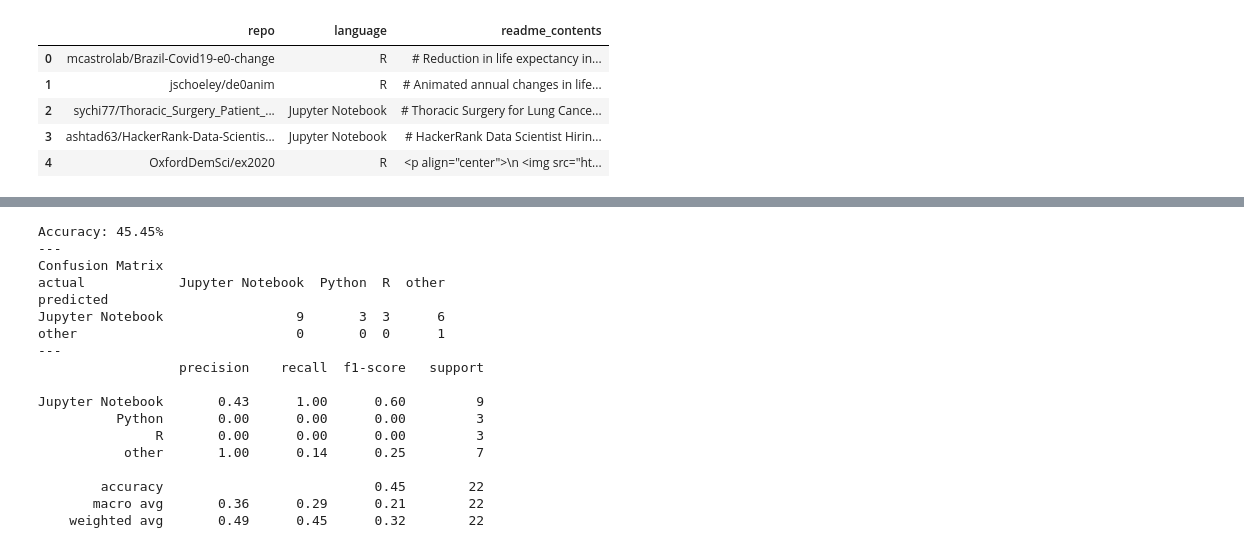
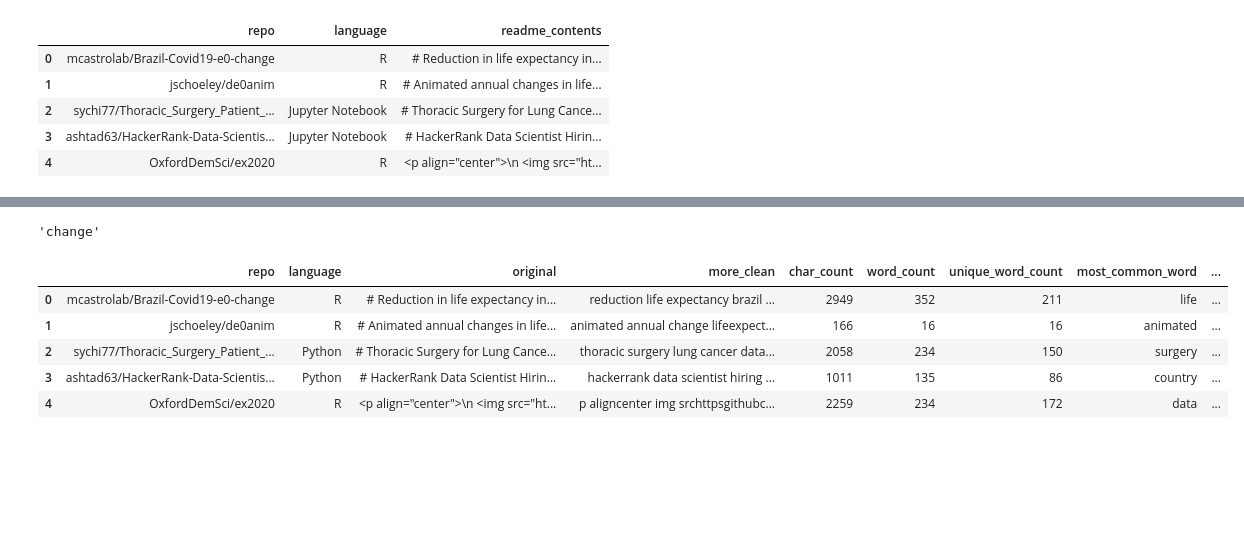
Before and after one commit to Two-Guys-and-a-Gal/NLP-Project, a Jupyter notebook: chris_work.ipynb, the cells around one changed output, grey strips where cells are left out. Drawn from its saved outputs; the diff is of its cells as text; code cells hidden in the pictures; blank space fills up the shorter version.

```diff
--- a/chris_work.ipynb
+++ b/chris_work.ipynb
@@ -154,26 +437,35 @@ Jupyter Notebook       0.46      1.00      0.63        11
-# %%
-print('Accuracy: {:.2%}'.format(accuracy_score(test.actual, test.predicted)))
-print('---')
-print('Confusion Matrix')
-print(pd.crosstab(test.predicted, test.actual))
-print('---')
-print(classification_report(test.actual, test.predicted))
-# %% [output]
-Accuracy: 45.45%
----
-Confusion Matrix
-actual            Jupyter Notebook  Python  R  other
-predicted
-Jupyter Notebook                 9       3  3      6
-other                            0       0  0      1
----
-                  precision    recall  f1-score   support
-
-Jupyter Notebook       0.43      1.00      0.60         9
-          Python       0.00      0.00      0.00         3
-               R       0.00      0.00      0.00         3
-           other       1.00      0.14      0.25         7
-
-        accuracy                           0.45        22
-       macro avg       0.36      0.29      0.21        22
-    weighted avg       0.49      0.45      0.32        22
+# %%
+# which word is the most common in the string
+def n_most_common_word(string, n=1):
+    """
+    Return the most common word in a string
+    """
+    words = string.split()
+    if len(words) < n:
+        return ''
+    word_counts = Counter(words)
+    return word_counts.most_common(n)[n-1][0]
+
+n_most_common_word(df.more_clean[1],3)
+# %% [output]
+'change'
+# %%
+# add column to df with most common word
+df['most_common_word'] = df['more_clean'].apply(n_most_common_word)
+# add column to df with 2nd common word
+df['2nd_most_common_word'] = df['more_clean'].apply(n_most_common_word, n=2)
+# add column to df with 3rd common word
+df['3rd_most_common_word'] = df['more_clean'].apply(n_most_common_word, n=3)
+# add column to df with 4th common word
+df['4th_most_common_word'] = df['more_clean'].apply(n_most_common_word, n=4)
+# add column to df with 5th common word
+df['5th_most_common_word'] = df['more_clean'].apply(n_most_common_word, n=5)
+# %%
+df.head()
+# %% [output]
+|  | repo | language | original | more_clean | char_count | word_count | unique_word_count | most_common_word | ... |
+| 0 | mcastrolab/Brazil-Covid19-e0-change | R | # Reduction in life expectancy in... | reduction life expectancy brazil ... | 2949 | 352 | 211 | life | ... |
+| 1 | jschoeley/de0anim | R | # Animated annual changes in life... | animated annual change lifeexpect... | 166 | 16 | 16 | animated | ... |
+| 2 | sychi77/Thoracic_Surgery_Patient_... | Python | # Thoracic Surgery for Lung Cance... | thoracic surgery lung cancer data... | 2058 | 234 | 150 | surgery | ... |
+| 3 | ashtad63/HackerRank-Data-Scientis... | Python | # HackerRank Data Scientist Hirin... | hackerrank data scientist hiring ... | 1011 | 135 | 86 | country | ... |
+| 4 | OxfordDemSci/ex2020 | R | <p align="center">\n <img src="ht... | p aligncenter img srchttpsgithubc... | 2259 | 234 | 172 | data | ... |
```
Also changed, not shown: parts of 40 cells of this notebook, 1 other file.
